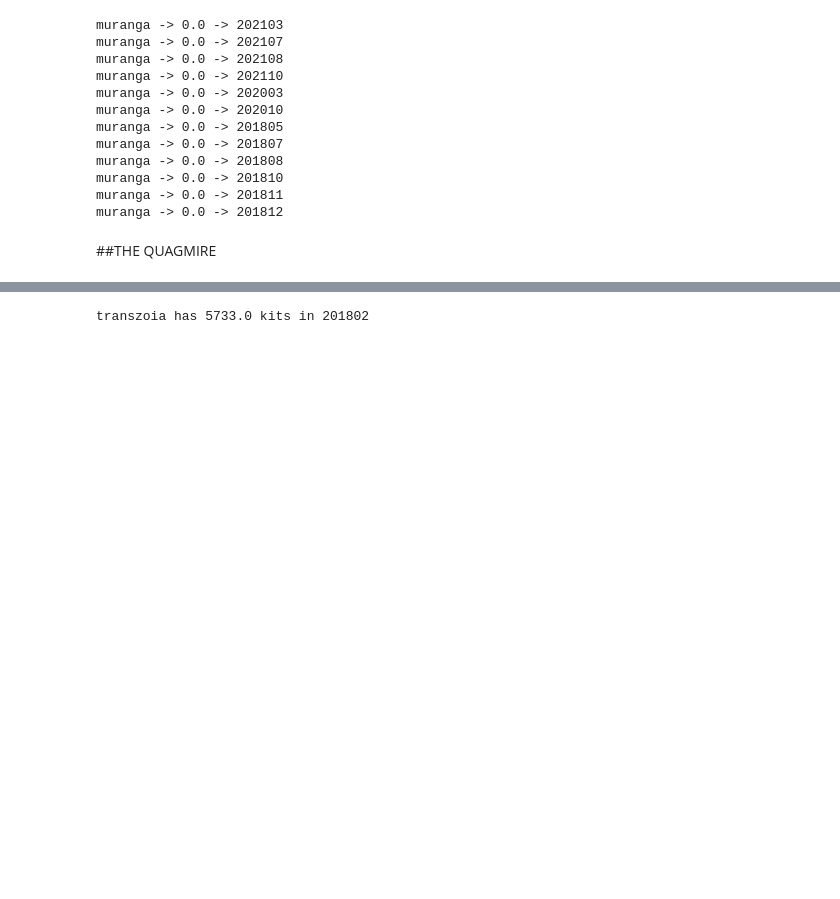
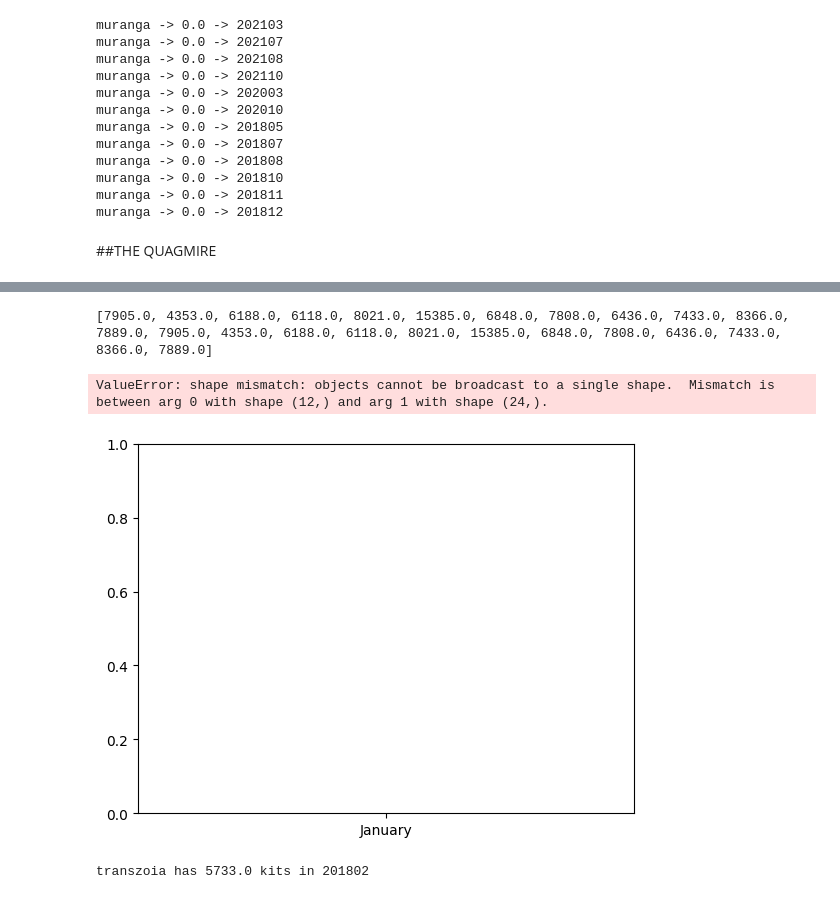
Before and after one commit to HealthIT-Kabarak/Malaria-Commodities-Analysis-and-Demand-Prediction-Model, a Jupyter notebook: Backend/malaria.ipynb, the cells around one changed output, grey strips where cells are left out. Saved outputs shown, nothing was run; the diff lists cells and outputs as text; code cells hidden in the pictures; blank space fills up the shorter version.

Commit message:
monthly basis solution

```diff
--- a/Backend/malaria.ipynb
+++ b/Backend/malaria.ipynb
@@ -186,3 +188,24 @@ nakuru has 355.0 kits in 201912
+# %%
+#visualize distributions in a particular county and particular year
+def visualize_monthly(county,year):
+    county_year_consumption(county,year)
+    months  = ["January", "February", "March", "April", "May", "June", "July", "August", "September", "October", "November", "December"]
+    data_values = county_monthly_data
+
+    colors  = ['green', 'red', 'blue', 'black', 'purple', 'yellow', 'orange', 'white', 'gray']
+
+    plt.bar(months, data_values, color = random.choice(colors), width =0.8)
+
+    plt.xlabel(f"The year {year}")
+    plt.ylabel("Distributions across")
+    plt.title(f"Malaria Commodity Distribution in {county} the year {year}")
+    plt.xticks(rotation = 90)
+
+visualize_monthly('kisii', 2022)
+# %% [output]
+[7905.0, 4353.0, 6188.0, 6118.0, 8021.0, 15385.0, 6848.0, 7808.0, 6436.0, 7433.0, 8366.0, 7889.0, 7905.0, 4353.0, 6188.0, 6118.0, 8021.0, 15385.0, 6848.0, 7808.0, 6436.0, 7433.0, 8366.0, 7889.0]
+ValueError: shape mismatch: objects cannot be broadcast to a single shape.  Mismatch is between arg 0 with shape (12,) and arg 1 with shape (24,).
+[figure, added]
 # %%
 
 ###############################################################
```
Also changed, not shown: parts of 2 cells of this notebook.
